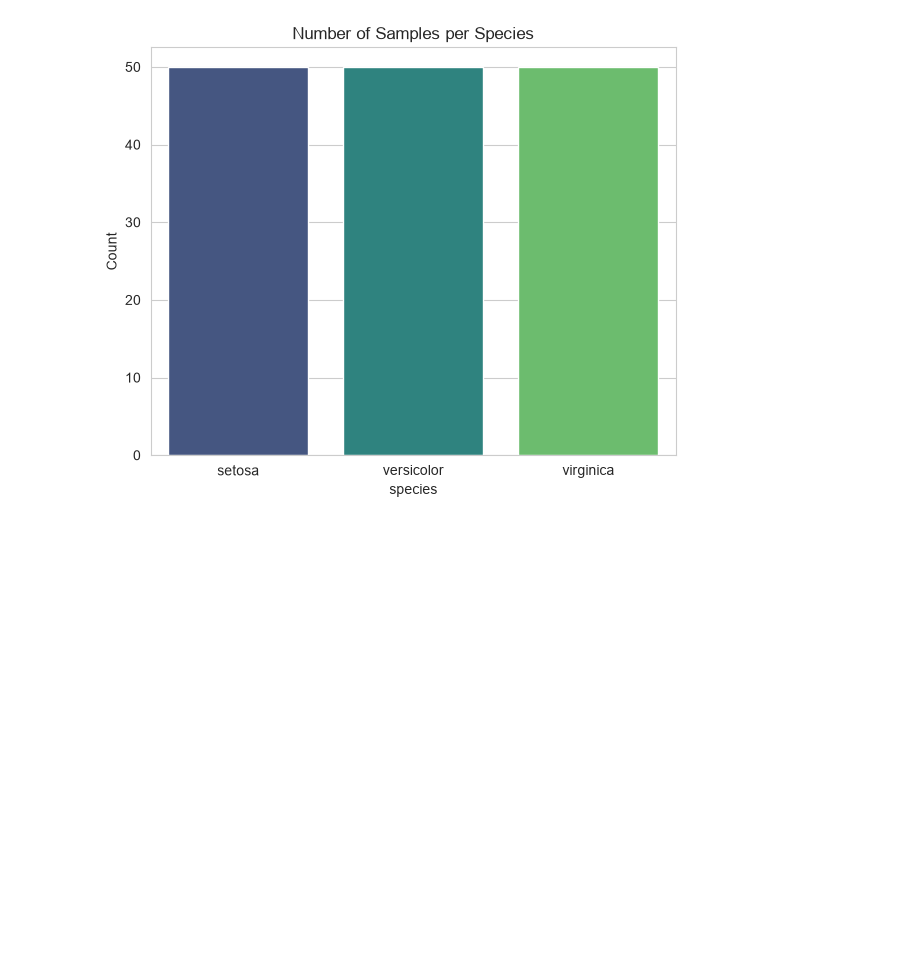
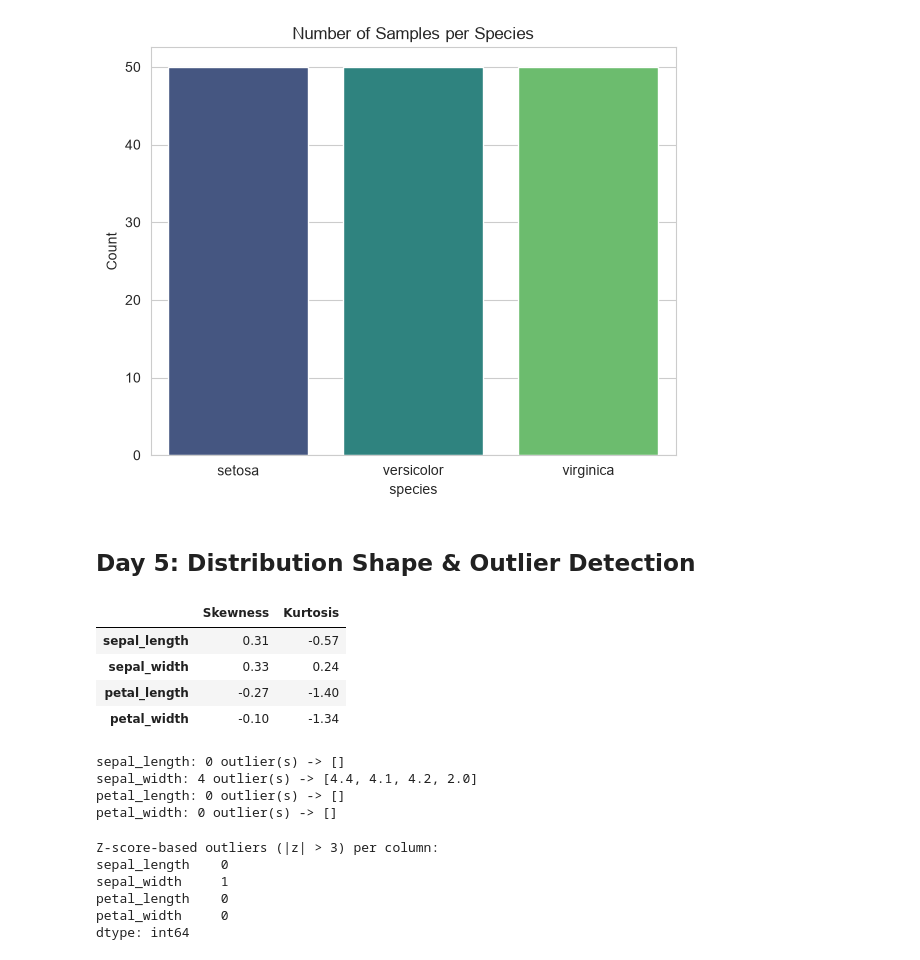
Before and after one commit to nikitha-d1323/data-analysis-mini-projects, a Jupyter notebook: unit1-iris-eda/notebooks/Iris_EDA_Unit1.ipynb, the cells around one changed output. Drawn from its saved outputs; the diff is of its cells as text; code cells hidden in the pictures; blank space fills up the shorter version.

Commit message:
Day 5: skewness/kurtosis and outlier detection (IQR + z-score)

```diff
--- a/unit1-iris-eda/notebooks/Iris_EDA_Unit1.ipynb
+++ b/unit1-iris-eda/notebooks/Iris_EDA_Unit1.ipynb
@@ -147,3 +147,46 @@ Passing `palette` without assigning `hue` is deprecated and will be removed in v
 
   sns.barplot(x=species_freq.index, y=species_freq.values, palette="viridis")
 [figure]
+# %% [markdown]
+## Day 5: Distribution Shape & Outlier Detection
+# %%
+from scipy import stats
+
+shape_stats = pd.DataFrame({
+    "Skewness": df[numeric_cols].apply(lambda x: stats.skew(x)),
+    "Kurtosis": df[numeric_cols].apply(lambda x: stats.kurtosis(x))
+})
+shape_stats.round(2)
+# %% [output]
+|  | Skewness | Kurtosis |
+| sepal_length | 0.31 | -0.57 |
+| sepal_width | 0.33 | 0.24 |
+| petal_length | -0.27 | -1.40 |
+| petal_width | -0.10 | -1.34 |
+# %%
+def iqr_outliers(series):
+    q1, q3 = series.quantile(0.25), series.quantile(0.75)
+    iqr = q3 - q1
+    lower, upper = q1 - 1.5 * iqr, q3 + 1.5 * iqr
+    return series[(series < lower) | (series > upper)]
+
+for col in numeric_cols:
+    out = iqr_outliers(df[col])
+    print(f"{col}: {len(out)} outlier(s) -> {out.tolist()}")
+# %% [output]
+sepal_length: 0 outlier(s) -> []
+sepal_width: 4 outlier(s) -> [4.4, 4.1, 4.2, 2.0]
+petal_length: 0 outlier(s) -> []
+petal_width: 0 outlier(s) -> []
+# %%
+z_scores = df[numeric_cols].apply(stats.zscore)
+z_outliers = (z_scores.abs() > 3).sum()
+print("Z-score-based outliers (|z| > 3) per column:")
+print(z_outliers)
+# %% [output]
+Z-score-based outliers (|z| > 3) per column:
+sepal_length    0
+sepal_width     1
+petal_length    0
+petal_width     0
+dtype: int64
```
